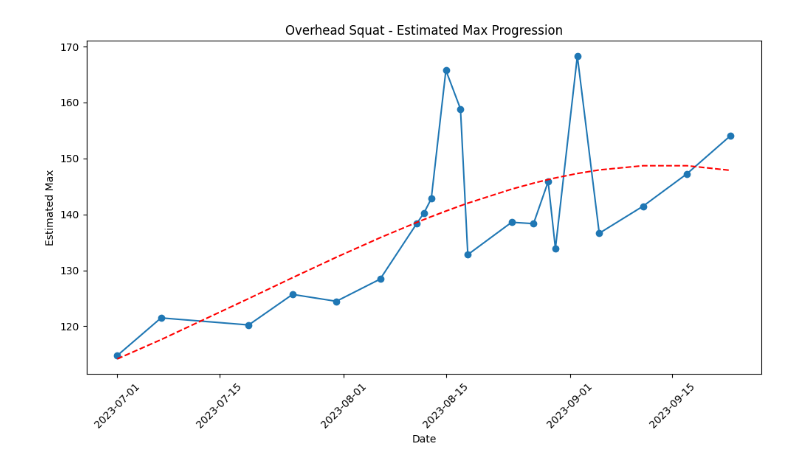
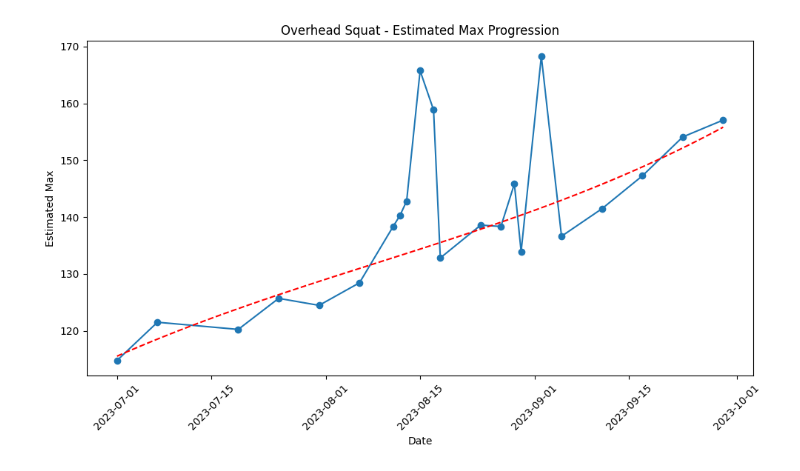
Before and after one commit to jhar/estimatedMaxProgressions, a Jupyter notebook: overhead_squat.ipynb, the cells around one changed output. Cells and saved outputs as stored; diff of their text form; code cells hidden in the pictures.

```diff
--- a/overhead_squat.ipynb
+++ b/overhead_squat.ipynb
@@ -1,5 +1,5 @@
 # %%
 %run ./shared_functions.ipynb
-plotWithRegression('./data/overhead_squat.json', 'Overhead Squat')
+plotWithInterpolatedRegression('./data/overhead_squat.json', 'Overhead Squat')
 # %% [output]
-[figure, old version]
+[figure, new version]
```
Also changed, not shown: 10 other files.
